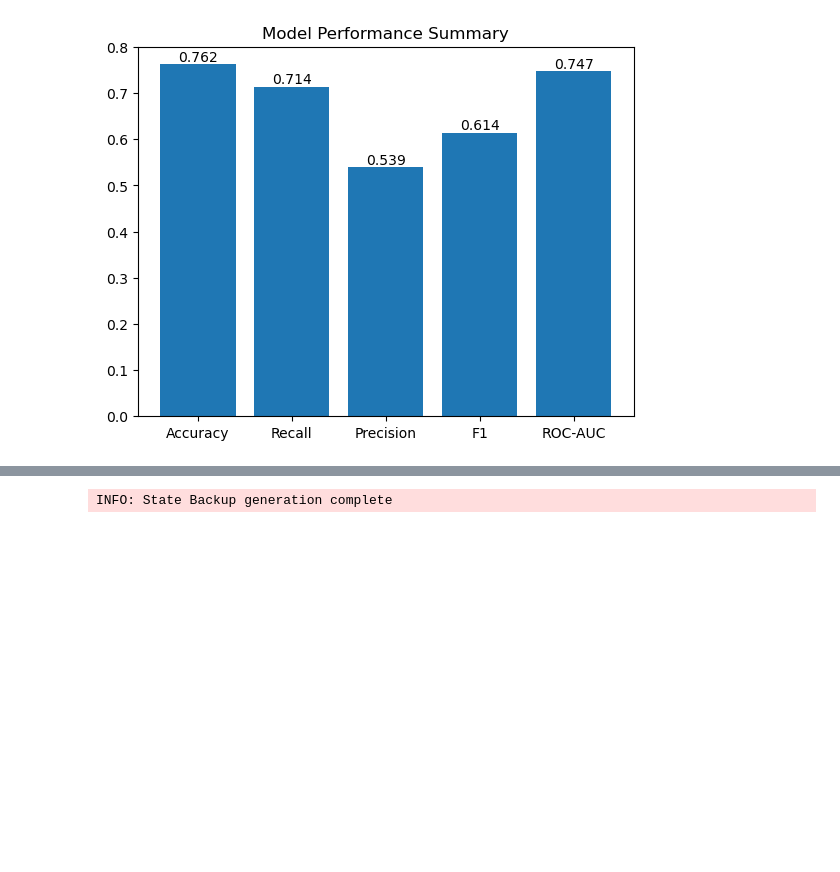
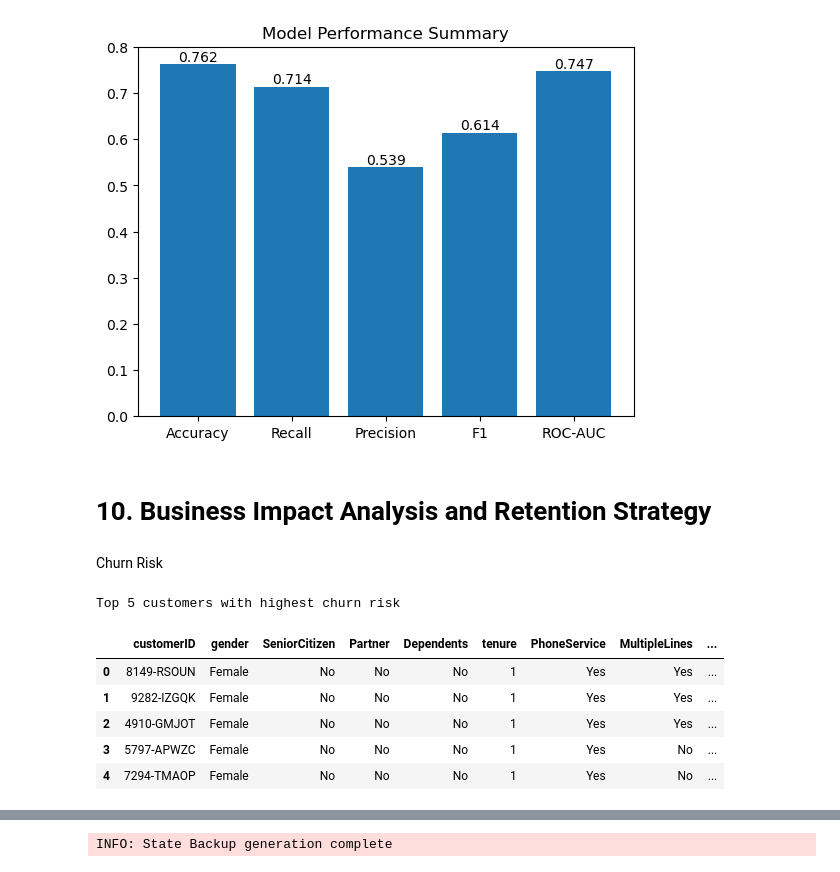
Before and after one commit to Kaush1590/FUTURE_ML_02, a Jupyter notebook: notebook/churn_model_training.ipynb, the cells around one changed output, grey strips where cells are left out. Cells and saved outputs as stored; diff of their text form; code cells hidden in the pictures; blank space fills up the shorter version.

```diff
--- a/notebook/churn_model_training.ipynb
+++ b/notebook/churn_model_training.ipynb
@@ -639,3 +635,27 @@ for bar in bars:
 plt.show()
 # %% [output]
 [figure]
+# %% [markdown]
+# 10. Business Impact Analysis and Retention Strategy
+# %% [markdown]
+Churn Risk
+# %%
+churn_proba = model.predict_proba(X)[:, 1]
+impact_df = df1.copy()
+impact_df["Churn Probability"] = churn_proba
+impact_df = impact_df.sort_values(
+    by = "Churn Probability",
+    ascending = False
+).reset_index(drop = True)
+state_holder["impact_df"] = impact_df
+n = 5
+print(f"Top {n} customers with highest churn risk")
+impact_df.head(n = n)
+# %% [output]
+Top 5 customers with highest churn risk
+|  | customerID | gender | SeniorCitizen | Partner | Dependents | tenure | PhoneService | MultipleLines | ... |
+| 0 | 8149-RSOUN | Female | No | No | No | 1 | Yes | Yes | ... |
+| 1 | 9282-IZGQK | Female | No | No | No | 1 | Yes | Yes | ... |
+| 2 | 4910-GMJOT | Female | No | No | No | 1 | Yes | Yes | ... |
+| 3 | 5797-APWZC | Female | No | No | No | 1 | Yes | No | ... |
+| 4 | 7294-TMAOP | Female | No | No | No | 1 | Yes | No | ... |
```
Also changed, not shown: parts of 8 cells of this notebook, 4 other files.
